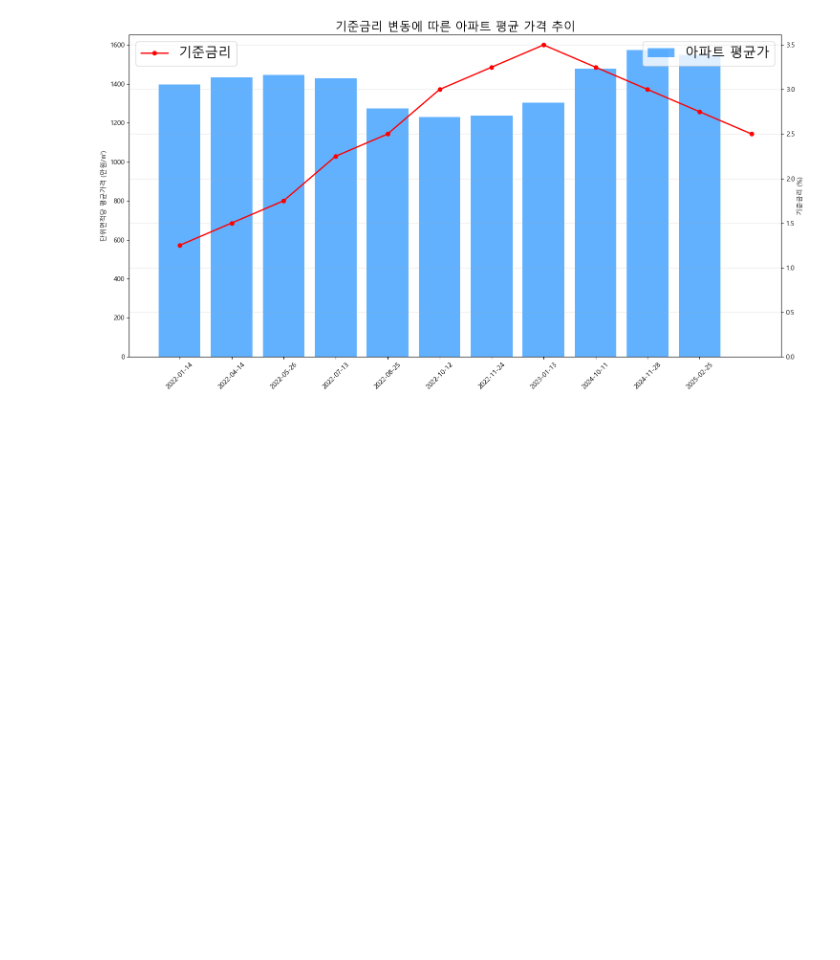
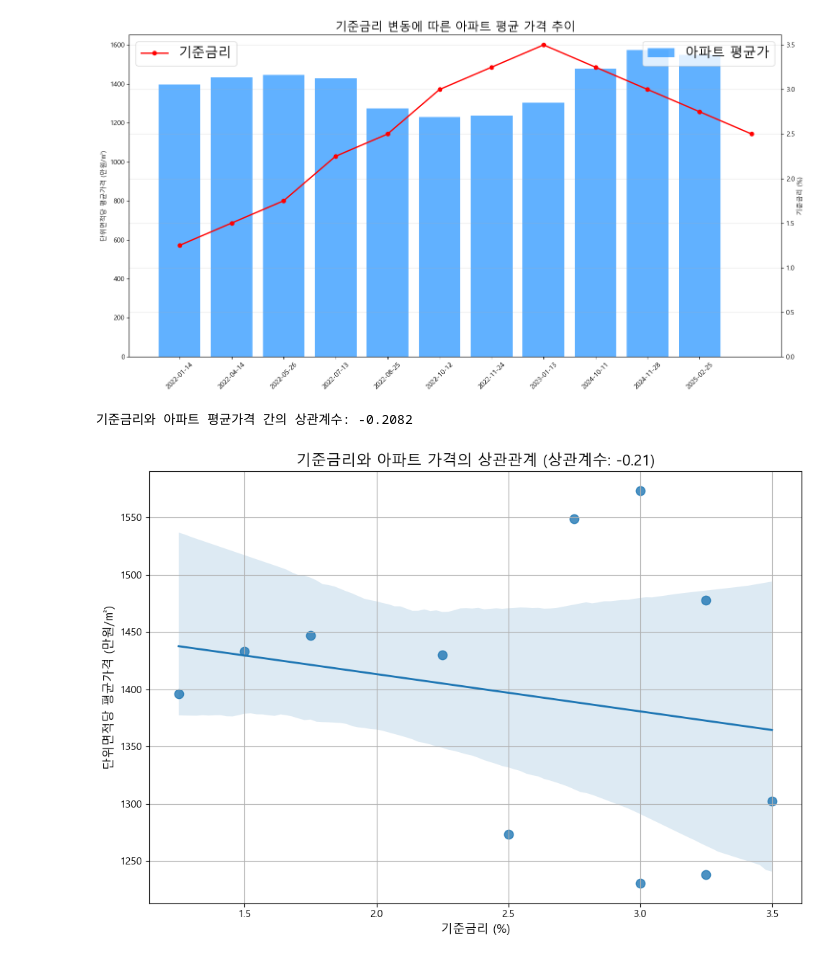
Before and after one commit to abcicecream/miniproject, a Jupyter notebook: 기준 금리_최종.ipynb, the cells around one changed output. Cells and saved outputs as stored; diff of their text form; code cells hidden in the pictures; blank space fills up the shorter version.

```diff
--- a/기준 금리_최종.ipynb
+++ b/기준 금리_최종.ipynb
@@ -117,3 +117,38 @@ plt.show()
 전체 데이터 개수: 235671
 아파트 데이터 개수: 106094
 [figure]
+# %%
+import pandas as pd
+import matplotlib.pyplot as plt
+import seaborn as sns
+
+# --- 데이터 준비 ---
+# 1. 금리 데이터와 그룹별 평균 가격 데이터하나로 합침.
+# rdf에서 필요한 컬럼(group, 기준금리)만 추출
+rate_sub = rdf[['group', '기준금리']].set_index('group')
+# price_s (Series)를 DataFrame으로 변환 후 금리 데이터와 Join
+analysis_df = rate_sub.join(price_s.rename("평균가격"), how='inner')
+
+# 2. 상관계수 계산 (Pearson correlation)
+correlation = analysis_df.corr().iloc[0, 1]
+print(f"기준금리와 아파트 평균가격 간의 상관계수: {correlation:.4f}")
+
+# --- 시각화 실행 ---
+plt.figure(figsize=(10, 7))
+
+# 산점도와 회귀선 그리기
+sns.regplot(x='기준금리', y='평균가격', data=analysis_df,
+            scatter_kws={'s': 80},
+            line_kws={'lw': 2})
+
+# 그래프 꾸미기
+plt.title(f"기준금리와 아파트 가격의 상관관계 (상관계수: {correlation:.2f})", fontsize=15)
+plt.xlabel("기준금리 (%)", fontsize=12)
+plt.ylabel("단위면적당 평균가격 (만원/㎡)", fontsize=12)
+plt.grid(True)
+
+plt.tight_layout()
+plt.show()
+# %% [output]
+기준금리와 아파트 평균가격 간의 상관계수: -0.2082
+[figure, added]
```
Also changed, not shown: parts of 1 cell of this notebook.
